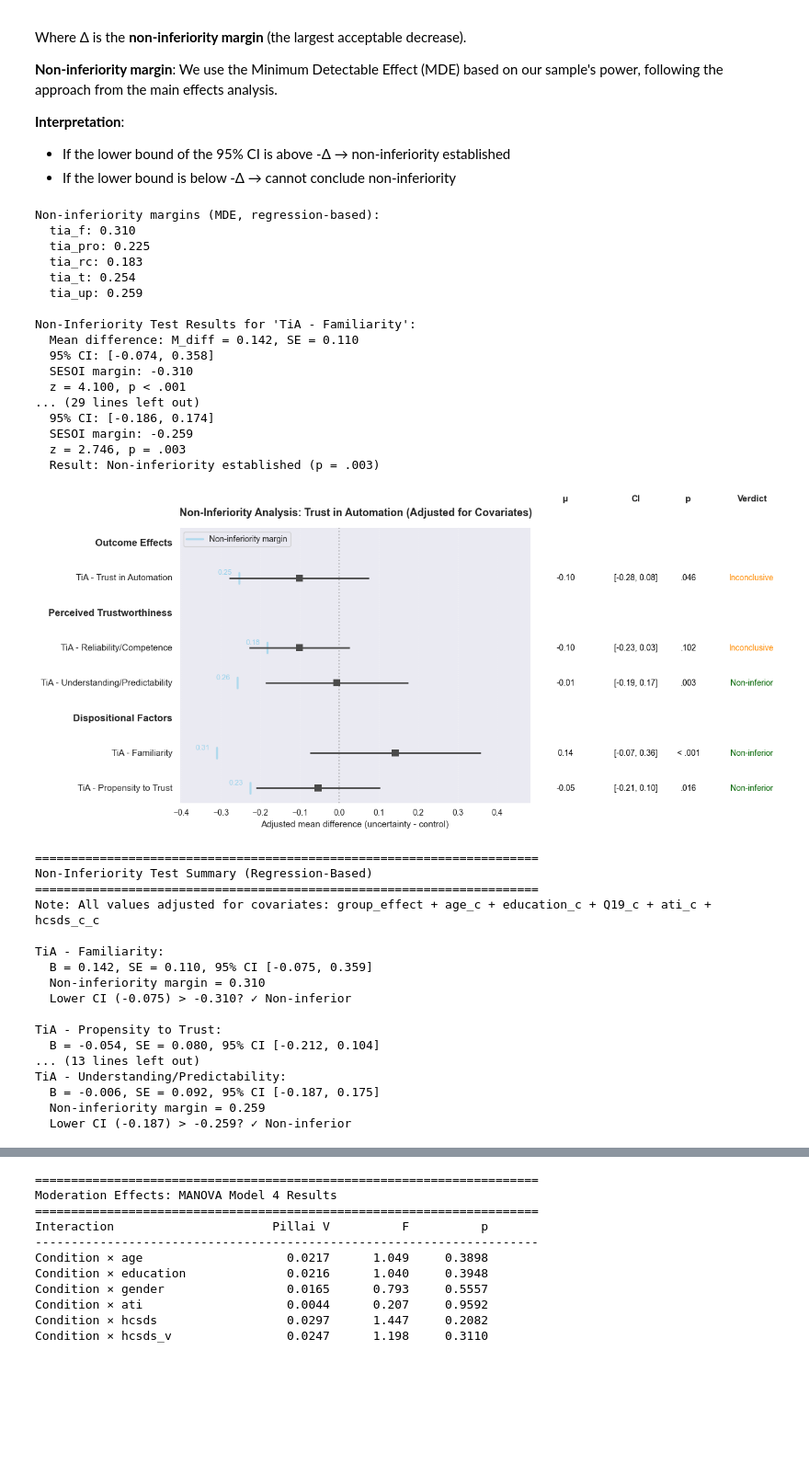
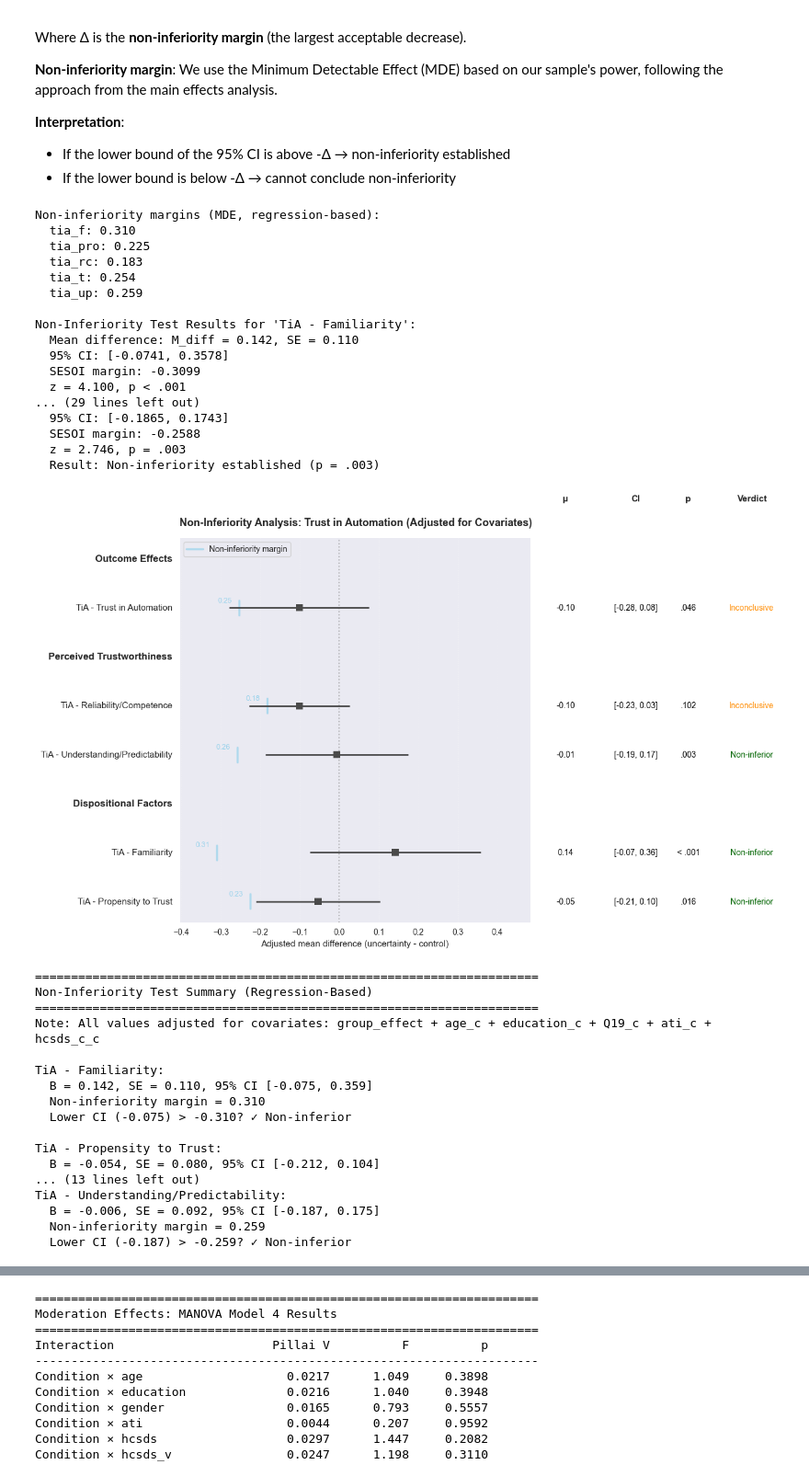
Before and after one commit to TimWiesner99/thesis-analysis, a Jupyter notebook: analysis/multivariate_analysis.ipynb, the cells around one changed output, grey strips where cells are left out. Shown at 92% size. Saved outputs shown, nothing was run; the diff lists cells and outputs as text; code cells hidden in the pictures; blank space fills up the shorter version.

```diff
--- a/analysis/multivariate_analysis.ipynb
+++ b/analysis/multivariate_analysis.ipynb
@@ -482,7 +482,7 @@ plot_noninferiority_test(
     xlabel='Adjusted mean difference (uncertainty - control)',
     categories=categories,
     category_order=['Outcome Effects', 'Perceived Trustworthiness', 'Dispositional Factors'],
-    ax=ax
+    ax=ax,
 )
 
 plt.tight_layout()
@@ -504,38 +504,38 @@ for i, dv in enumerate(dvs):
 
     # Use t-distribution for CI (more accurate than z=1.96)
     t_crit = scipy_stats.t.ppf(1 - alpha/2, df)
     ci_lower = mean_diff - t_crit * se
     ci_upper = mean_diff + t_crit * se
     margin = ni_margin[dv]
 
     # Non-inferiority: lower CI bound > -margin
     is_noninferior = ci_lower > -margin
     status = "✓ Non-inferior" if is_noninferior else "✗ Inconclusive"
 
     print(f"{scale_titles.get(dv, dv)}:")
     print(f"  B = {mean_diff:.3f}, SE = {se:.3f}, 95% CI [{ci_lower:.3f}, {ci_upper:.3f}]")
     print(f"  Non-inferiority margin = {margin:.3f}")
     print(f"  Lower CI ({ci_lower:.3f}) > -{margin:.3f}? {status}")
     print()
 # %% [output]
 Non-inferiority margins (MDE, regression-based):
   tia_f: 0.310
   tia_pro: 0.225
   tia_rc: 0.183
   tia_t: 0.254
   tia_up: 0.259
 
 Non-Inferiority Test Results for 'TiA - Familiarity':
   Mean difference: M_diff = 0.142, SE = 0.110
-  95% CI: [-0.074, 0.358]
-  SESOI margin: -0.310
+  95% CI: [-0.0741, 0.3578]
+  SESOI margin: -0.3099
   z = 4.100, p < .001
 ... (29 lines left out)
-  95% CI: [-0.186, 0.174]
-  SESOI margin: -0.259
+  95% CI: [-0.1865, 0.1743]
+  SESOI margin: -0.2588
   z = 2.746, p = .003
   Result: Non-inferiority established (p = .003)
-[figure, old version]
+[figure, new version]
 ======================================================================
 Non-Inferiority Test Summary (Regression-Based)
 ======================================================================
```
Also changed, not shown: parts of 7 cells of this notebook, 6 other files.
